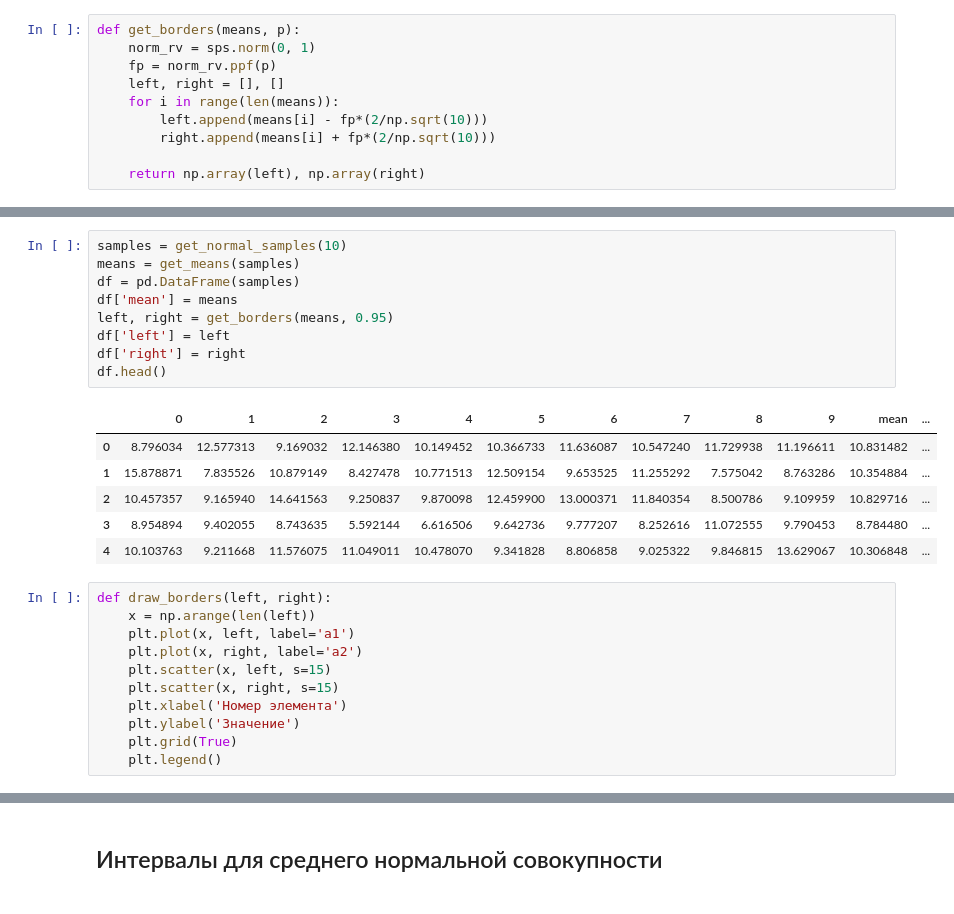
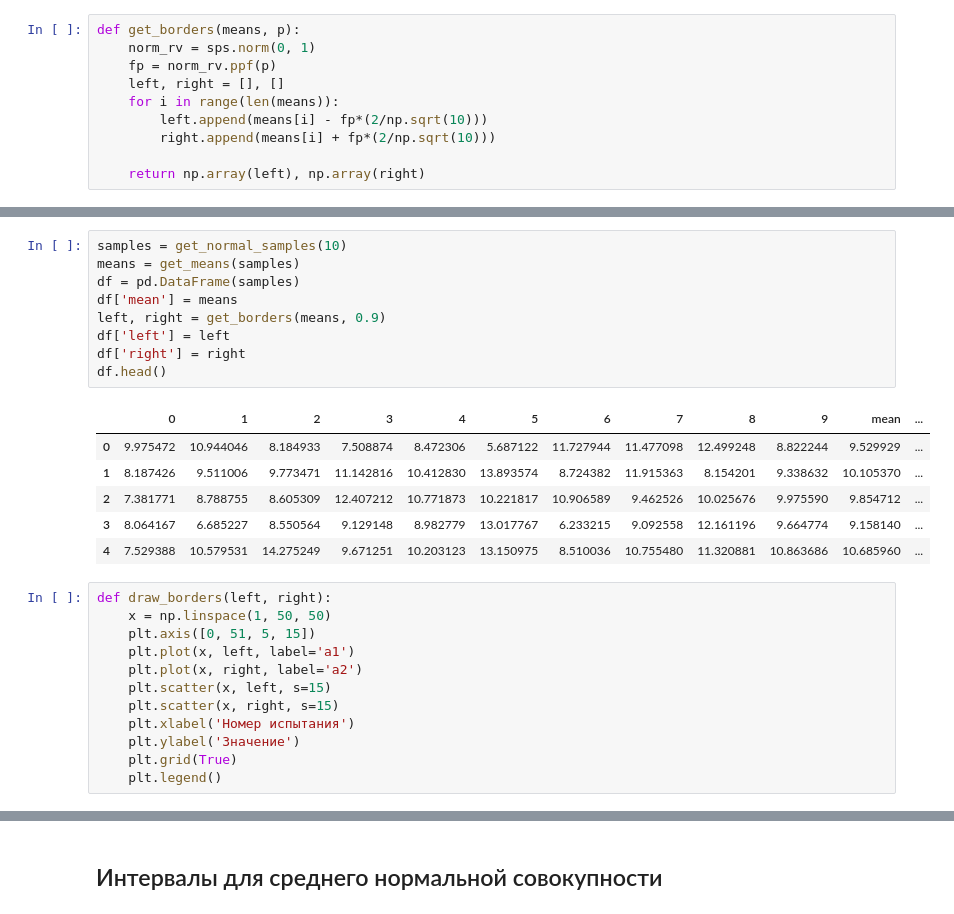
Before and after one commit to rdnply/statistics, a Jupyter notebook: confidence_interval.ipynb, the cells around one changed output, grey strips where cells are left out. Drawn from its saved outputs; the diff is of its cells as text.

```diff
--- a/confidence_interval.ipynb
+++ b/confidence_interval.ipynb
@@ -42,27 +52,28 @@ list(map(lambda x: np.round(x, 3), norm_rv.ppf([0.95, 0.995, 0.9995])))
 # %%
 samples = get_normal_samples(10)
 means = get_means(samples)
 df = pd.DataFrame(samples)
 df['mean'] = means
-left, right = get_borders(means, 0.95)
+left, right = get_borders(means, 0.9)
 df['left'] = left
 df['right'] = right
 df.head()
 # %% [output]
 |  | 0 | 1 | 2 | 3 | 4 | 5 | 6 | 7 | 8 | 9 | mean | ... |
-| 0 | 8.796034 | 12.577313 | 9.169032 | 12.146380 | 10.149452 | 10.366733 | 11.636087 | 10.547240 | 11.729938 | 11.196611 | 10.831482 | ... |
-| 1 | 15.878871 | 7.835526 | 10.879149 | 8.427478 | 10.771513 | 12.509154 | 9.653525 | 11.255292 | 7.575042 | 8.763286 | 10.354884 | ... |
-| 2 | 10.457357 | 9.165940 | 14.641563 | 9.250837 | 9.870098 | 12.459900 | 13.000371 | 11.840354 | 8.500786 | 9.109959 | 10.829716 | ... |
-| 3 | 8.954894 | 9.402055 | 8.743635 | 5.592144 | 6.616506 | 9.642736 | 9.777207 | 8.252616 | 11.072555 | 9.790453 | 8.784480 | ... |
-| 4 | 10.103763 | 9.211668 | 11.576075 | 11.049011 | 10.478070 | 9.341828 | 8.806858 | 9.025322 | 9.846815 | 13.629067 | 10.306848 | ... |
+| 0 | 9.975472 | 10.944046 | 8.184933 | 7.508874 | 8.472306 | 5.687122 | 11.727944 | 11.477098 | 12.499248 | 8.822244 | 9.529929 | ... |
+| 1 | 8.187426 | 9.511006 | 9.773471 | 11.142816 | 10.412830 | 13.893574 | 8.724382 | 11.915363 | 8.154201 | 9.338632 | 10.105370 | ... |
+| 2 | 7.381771 | 8.788755 | 8.605309 | 12.407212 | 10.771873 | 10.221817 | 10.906589 | 9.462526 | 10.025676 | 9.975590 | 9.854712 | ... |
+| 3 | 8.064167 | 6.685227 | 8.550564 | 9.129148 | 8.982779 | 13.017767 | 6.233215 | 9.092558 | 12.161196 | 9.664774 | 9.158140 | ... |
+| 4 | 7.529388 | 10.579531 | 14.275249 | 9.671251 | 10.203123 | 13.150975 | 8.510036 | 10.755480 | 11.320881 | 10.863686 | 10.685960 | ... |
 # %%
 def draw_borders(left, right):
-    x = np.arange(len(left))
+    x = np.linspace(1, 50, 50)
+    plt.axis([0, 51, 5, 15])
     plt.plot(x, left, label='a1')
     plt.plot(x, right, label='a2')
     plt.scatter(x, left, s=15)
     plt.scatter(x, right, s=15)
-    plt.xlabel('Номер элемента')
+    plt.xlabel('Номер испытания')
     plt.ylabel('Значение')
     plt.grid(True)
     plt.legend()
```
Also changed, not shown: parts of 11 cells of this notebook.
